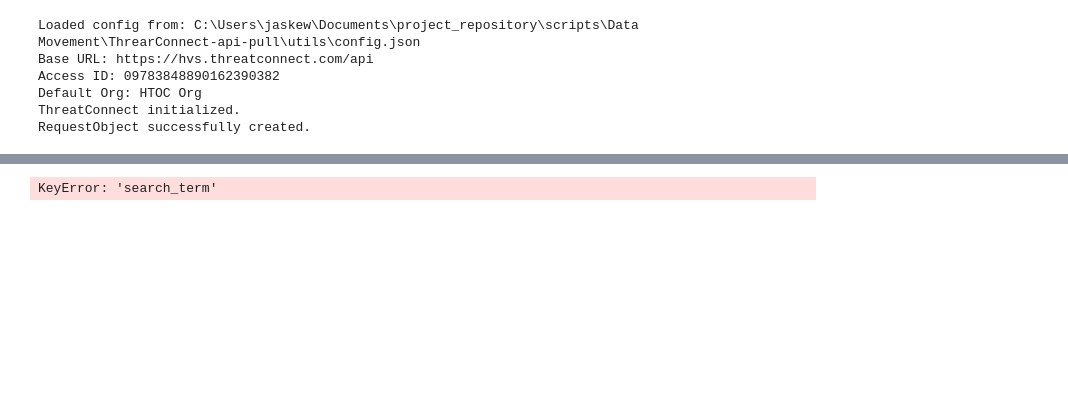
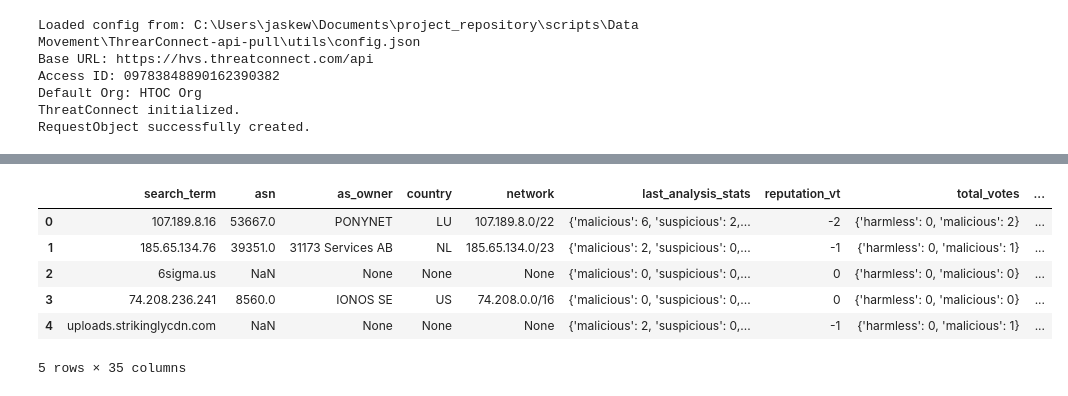
Before and after one commit to jaytlinaskew-OIS/HTOC, a Jupyter notebook: notebooks/I&W Reporting/I&W_Document_Generator.ipynb, the cells around one changed output, grey strips where cells are left out. Drawn from its saved outputs; the diff is of its cells as text; code cells hidden in the pictures; blank space fills up the shorter version.

```diff
--- a/notebooks/I&W Reporting/I&W_Document_Generator.ipynb
+++ b/notebooks/I&W Reporting/I&W_Document_Generator.ipynb
@@ -787,32 +839,38 @@ def fill_word_template(template_path, output_path, df):
 def main(vt_df, otx_df, recent_tags):
     """ Main function to handle report generation. """
     # Combine vt_df and otx_df on 'search_term'
     combined_df = pd.merge(vt_df, otx_df, on='search_term', how='outer', suffixes=('_vt', '_otx'))
 
     # Consolidate sources into a single column
     sources_df = consolidate_sources(vt_df, otx_df)
     combined_df = pd.merge(combined_df, sources_df, on='search_term', how='left')
 
     # Merge recent_tags using left_on and right_on, drop 'summary' afterward to avoid duplicates
     if not recent_tags.empty:
         combined_df = pd.merge(
             combined_df,
             recent_tags[['summary', 'observations', 'type', 'partners', 'observed_date', 'webLink']],
             left_on='search_term',
             right_on='summary',
             how='left'
         )
         # Drop redundant 'summary' column to eliminate duplication
         combined_df.drop(columns=['summary'], inplace=True)
         display(combined_df)
     # Define output file path
     current_date = pd.Timestamp.now().strftime("%Y-%m-%d")
     output_file = os.path.join(OUTPUT_DIR, f"I&W_Report_{current_date}.docx")
 
     # Fill the template table with data
-    fill_word_template(TEMPLATE_PATH, output_file, combined_df)
+    #fill_word_template(TEMPLATE_PATH, output_file, combined_df)
 
 if __name__ == "__main__":
     main(vt_df, otx_df, recent_tags)
 # %% [output]
+|  | search_term | asn | as_owner | country | network | last_analysis_stats | reputation_vt | total_votes | ... |
+| 0 | 107.189.8.16 | 53667.0 | PONYNET | LU | 107.189.8.0/22 | {'malicious': 6, 'suspicious': 2,... | -2 | {'harmless': 0, 'malicious': 2} | ... |
+| 1 | 185.65.134.76 | 39351.0 | 31173 Services AB | NL | 185.65.134.0/23 | {'malicious': 2, 'suspicious': 0,... | -1 | {'harmless': 0, 'malicious': 1} | ... |
+| 2 | 6sigma.us | NaN | None | None | None | {'malicious': 0, 'suspicious': 0,... | 0 | {'harmless': 0, 'malicious': 0} | ... |
+| 3 | 74.208.236.241 | 8560.0 | IONOS SE | US | 74.208.0.0/16 | {'malicious': 0, 'suspicious': 0,... | 0 | {'harmless': 0, 'malicious': 0} | ... |
+| 4 | uploads.strikinglycdn.com | NaN | None | None | None | {'malicious': 2, 'suspicious': 0,... | -1 | {'harmless': 0, 'malicious': 1} | ... |
-KeyError: 'search_term'
+5 rows × 35 columns
```
Also changed, not shown: parts of 10 cells of this notebook, 4 other files.
